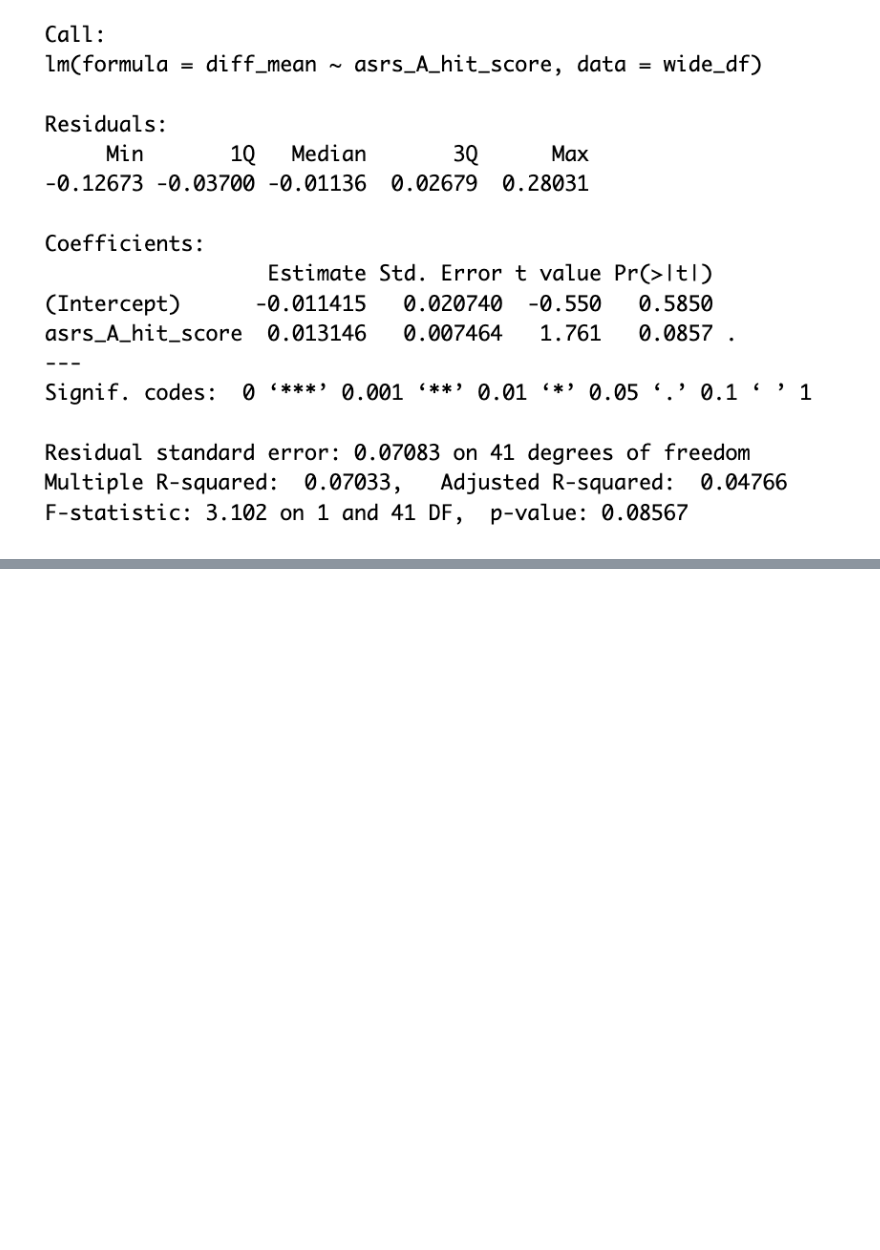
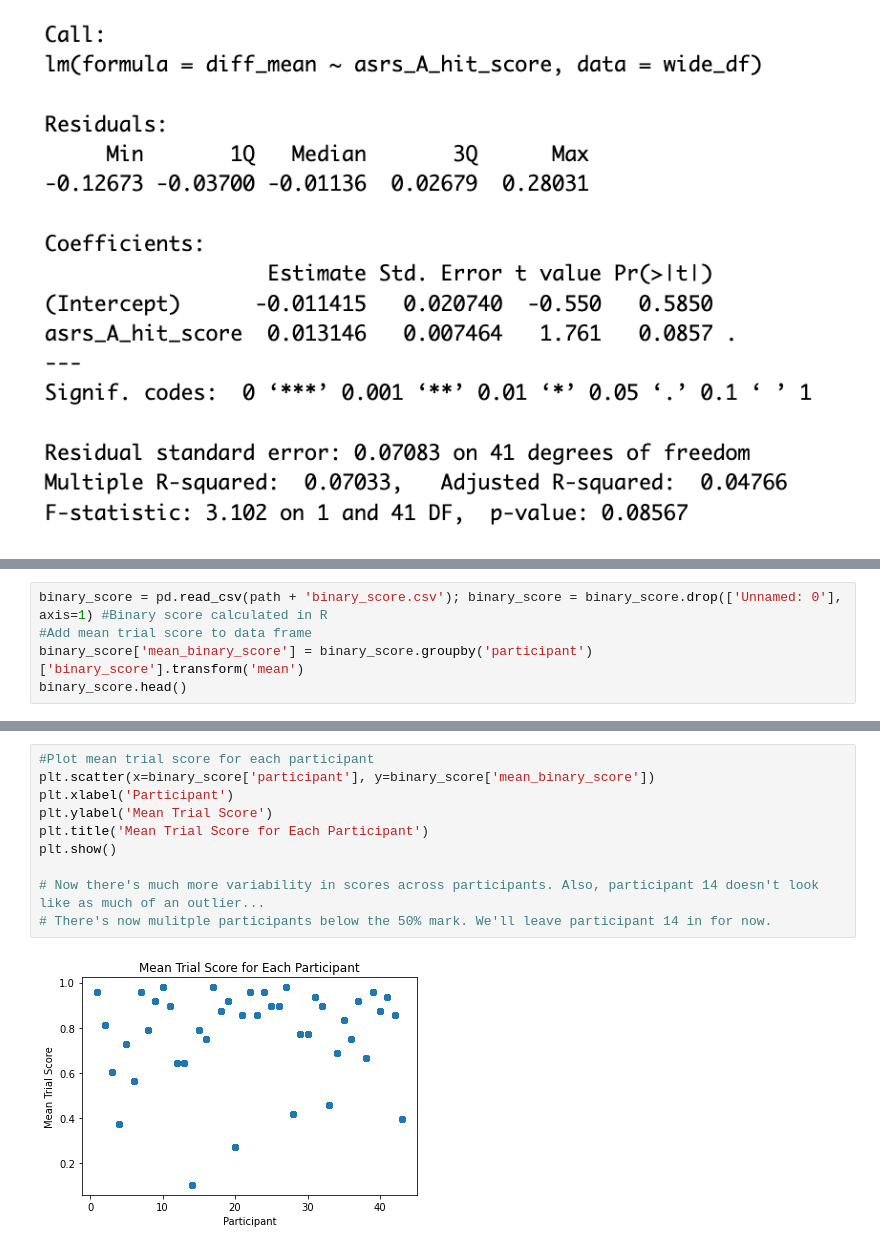
Before and after one commit to kfuiten/M1_thesis, a Jupyter notebook: asrs_duration_analysis.ipynb, the cells around one changed output, grey strips where cells are left out. Cells and saved outputs as stored; diff of their text form; blank space fills up the shorter version.

```diff
--- a/asrs_duration_analysis.ipynb
+++ b/asrs_duration_analysis.ipynb
@@ -264,0 +274,5 @@ The F-statistic p-value approaches significance, so it may be that ASRS score ha
+# %%
+binary_score = pd.read_csv(path + 'binary_score.csv'); binary_score = binary_score.drop(['Unnamed: 0'], axis=1) #Binary score calculated in R
+#Add mean trial score to data frame
+binary_score['mean_binary_score'] = binary_score.groupby('participant')['binary_score'].transform('mean')
+binary_score.head()
@@ -264,0 +286,12 @@ The F-statistic p-value approaches significance, so it may be that ASRS score ha
+# %%
+#Plot mean trial score for each participant
+plt.scatter(x=binary_score['participant'], y=binary_score['mean_binary_score'])
+plt.xlabel('Participant')
+plt.ylabel('Mean Trial Score')
+plt.title('Mean Trial Score for Each Participant')
+plt.show()
+
+# Now there's much more variability in scores across participants. Also, participant 14 doesn't look like as much of an outlier...
+# There's now mulitple participants below the 50% mark. We'll leave participant 14 in for now.
+# %% [output]
+[figure, added]
```
Also changed, not shown: parts of 14 cells of this notebook.
